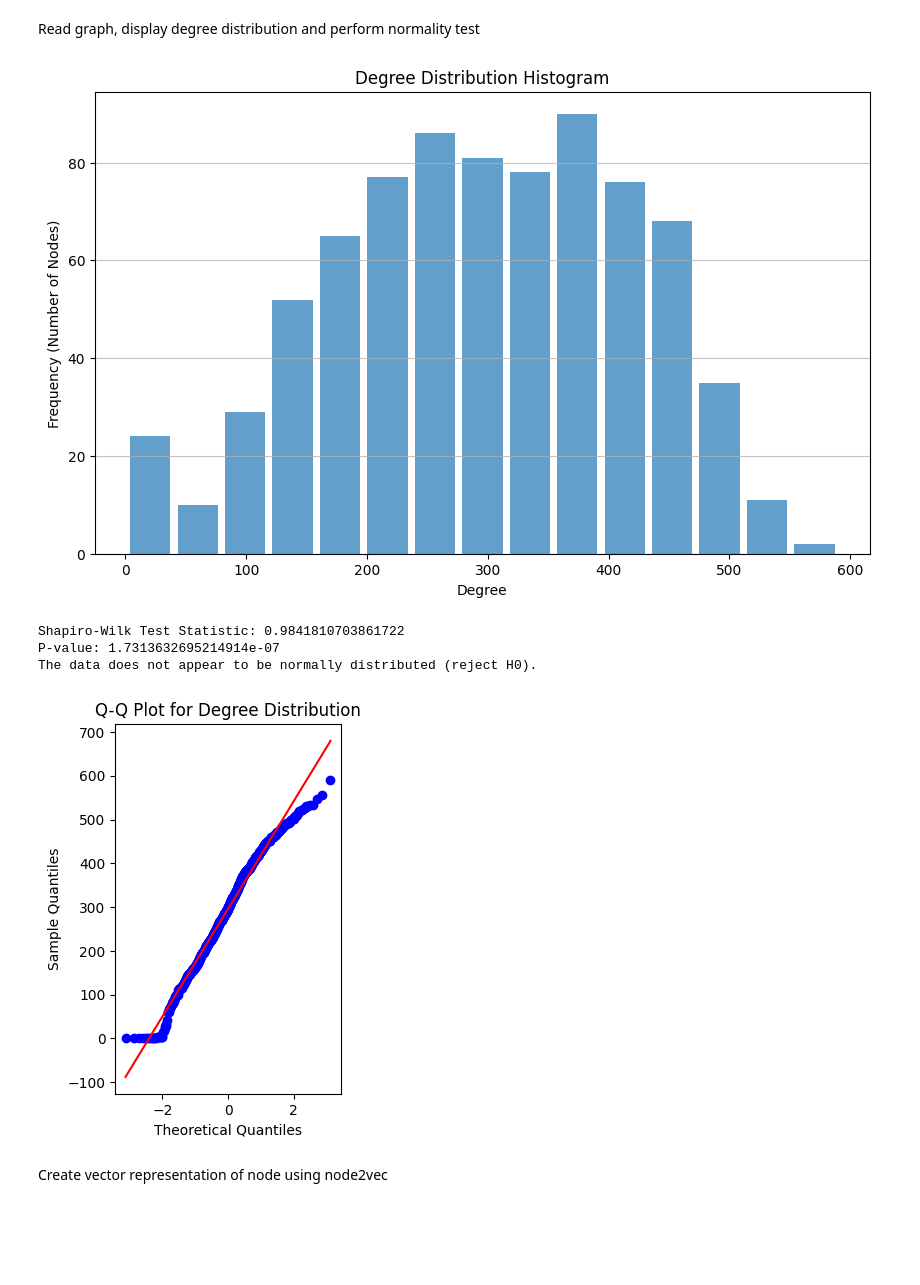
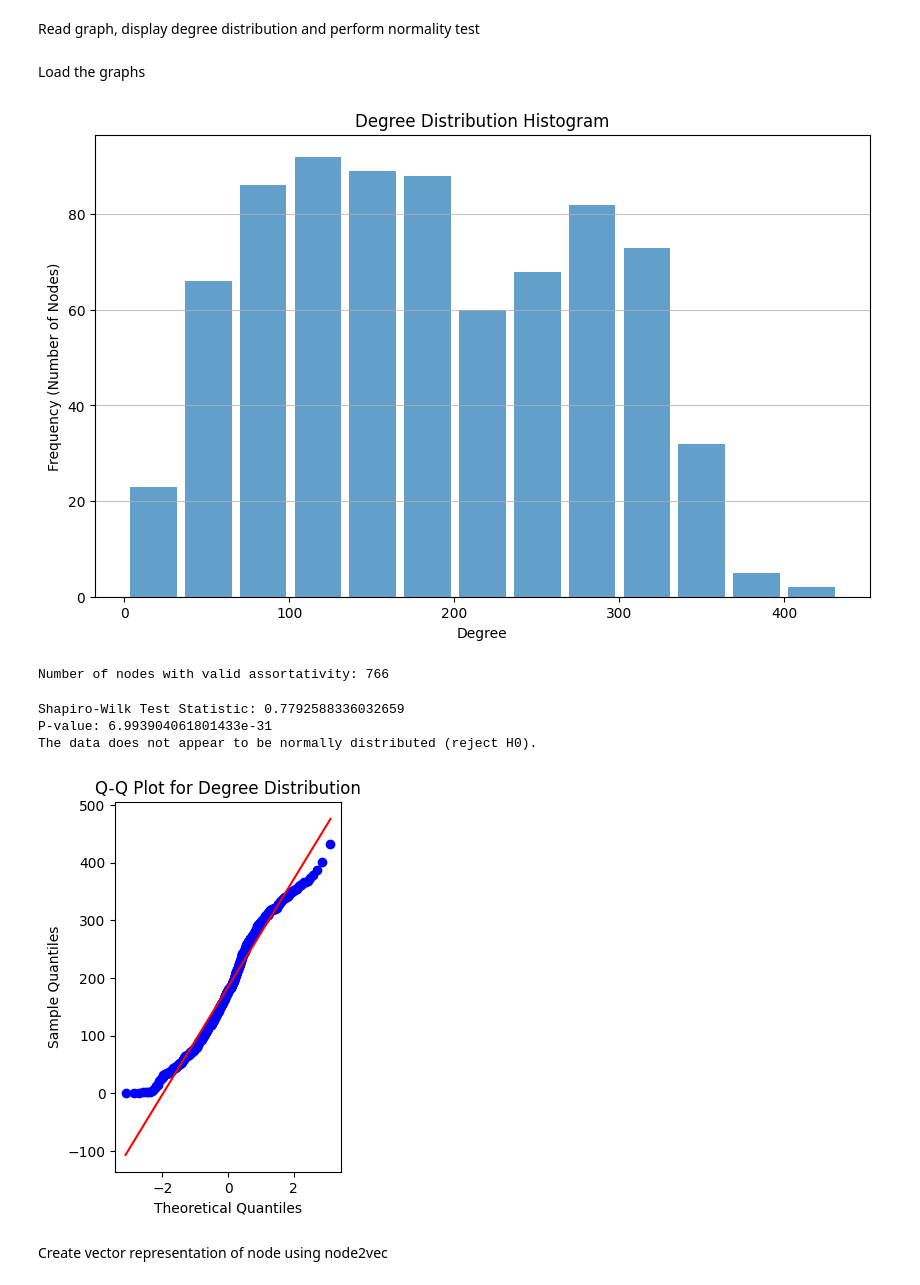
Before and after one commit to Andrejj23/city-bike, a Jupyter notebook: Vasilis/embeddings.ipynb, the cells around one changed output. Saved outputs shown, nothing was run; the diff lists cells and outputs as text; code cells hidden in the pictures; blank space fills up the shorter version.

```diff
--- a/Vasilis/embeddings.ipynb
+++ b/Vasilis/embeddings.ipynb
@@ -14,24 +17,51 @@ from sklearn.decomposition import PCA
+# %% [markdown]
+Load the graphs
+# %%
+# --- Step 1: Load the graphs ---
+G = nx.read_gexf('monthly_graphs/graph_2018_month01.gexf')
+#G = nx.read_gexf('2018_graph/graph_2018.gexf')
 # %%
-
-G = nx.read_gexf('monthly_graphs/graph_2018_month07.gexf')
-
 # --- Step 2: Calculate Node Degrees ---
 degrees = [G.degree(n) for n in G.nodes()]
 
 # --- Step 3: Plot the Histogram ---
 plt.figure(figsize=(10, 6))
 # The `bins` parameter can be an integer or 'auto' to let matplotlib decide
 plt.hist(degrees, bins='auto', alpha=0.7, rwidth=0.85)
 
 plt.title("Degree Distribution Histogram")
 plt.xlabel("Degree")
 plt.ylabel("Frequency (Number of Nodes)")
 plt.grid(axis='y', alpha=0.75)
 plt.show()
 # %% [output]
-[figure, old version]
+[figure, new version]
+# %%
+# --- Step 1: Calculate local assortativity (from previous code) ---
+def local_degree_assortativity(G):
+    local_assort = {}
+    for node in G.nodes():
+        neighbors = list(G.neighbors(node))
+        if len(neighbors) == 0:
+            local_assort[node] = np.nan
+            continue
+        node_degree = G.degree(node)
+        avg_diff = np.mean([abs(node_degree - G.degree(n)) for n in neighbors])
+        local_assort[node] = avg_diff
+    return local_assort
+
+# Calculate local assortativity
+local_assort_dict = local_degree_assortativity(G)
+
+# --- Step 2: Prepare data for Shapiro-Wilk test ---
+# Convert to list and remove NaN values
+assort_values = [v for v in local_assort_dict.values() if not np.isnan(v)]
+
+print(f"Number of nodes with valid assortativity: {len(assort_values)}")
+# %% [output]
+Number of nodes with valid assortativity: 766
 # %%
-# --- Step 3: Perform Normality Testing and Plot ---
+# --- Step 4: Perform Normality Testing and Plot ---
 # Perform the Shapiro-Wilk test for normality on the degrees
 if len(degrees) > 2:
     shapiro_statistic, shapiro_p_value = stats.shapiro(degrees)
@@ -55,10 +85,10 @@ plt.ylabel("Sample Quantiles")
 # Show the plots
 plt.show()
 # %% [output]
-Shapiro-Wilk Test Statistic: 0.9841810703861722
-P-value: 1.7313632695214914e-07
+Shapiro-Wilk Test Statistic: 0.7792588336032659
+P-value: 6.993904061801433e-31
 The data does not appear to be normally distributed (reject H0).
-[figure, old version]
+[figure, new version]
 # %% [markdown]
 Create vector representation of node using node2vec
 # %%
```
Also changed, not shown: parts of 11 cells of this notebook, 3 other files.
